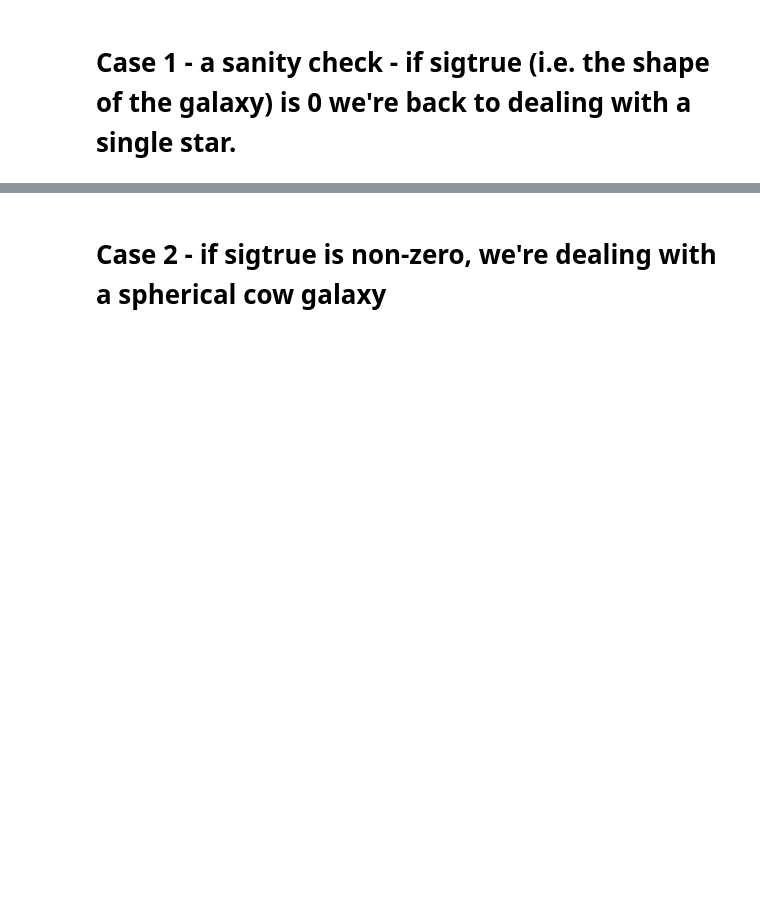
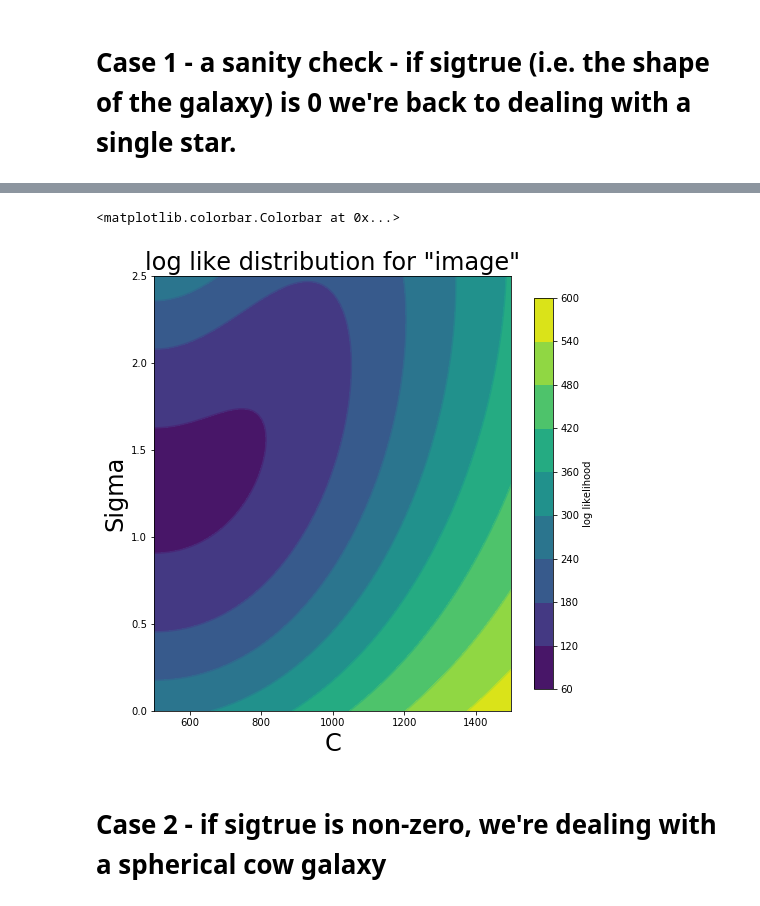
Before and after one commit to gnarayan/ast596_2020_Spring, a Jupyter notebook: homework/SreevaniJarugula/Homework02/homework02.ipynb, the cells around one changed output, grey strips where cells are left out. Cells and saved outputs as stored; diff of their text form; code cells hidden in the pictures; blank space fills up the shorter version.

```diff
--- a/homework/SreevaniJarugula/Homework02/homework02.ipynb
+++ b/homework/SreevaniJarugula/Homework02/homework02.ipynb
@@ -513,3 +593,15 @@ nonoise, psf, image, diffimage = simulate(muXtrue, muYtrue, sigtrue, Atrue, skyB
+# %%
+f, ax1 =  plt.subplots(1,1,figsize=(8,8))
+ax1.contour(C,Sigma,neglnlike_arr)
+ax1.set_xlabel('C',fontsize=24)
+ax1.set_ylabel('Sigma',fontsize=24)
+ax1.set_title('log like distribution for "image"',fontsize=24)
+#im = ax2.imshow(neglnlike_arr_nonoise,origin='lower')
+cs = ax1.contourf(C,Sigma,neglnlike_arr)
+fig.colorbar(cs, ax=ax1, shrink=0.9,label='log likelihood')
+# %% [output]
+<matplotlib.colorbar.Colorbar at 0x...>
+[figure, added]
 # %% [markdown]
 # Case 2 - if sigtrue is non-zero, we're dealing with a spherical cow galaxy
 # %%
```
Also changed, not shown: parts of 15 cells of this notebook.
